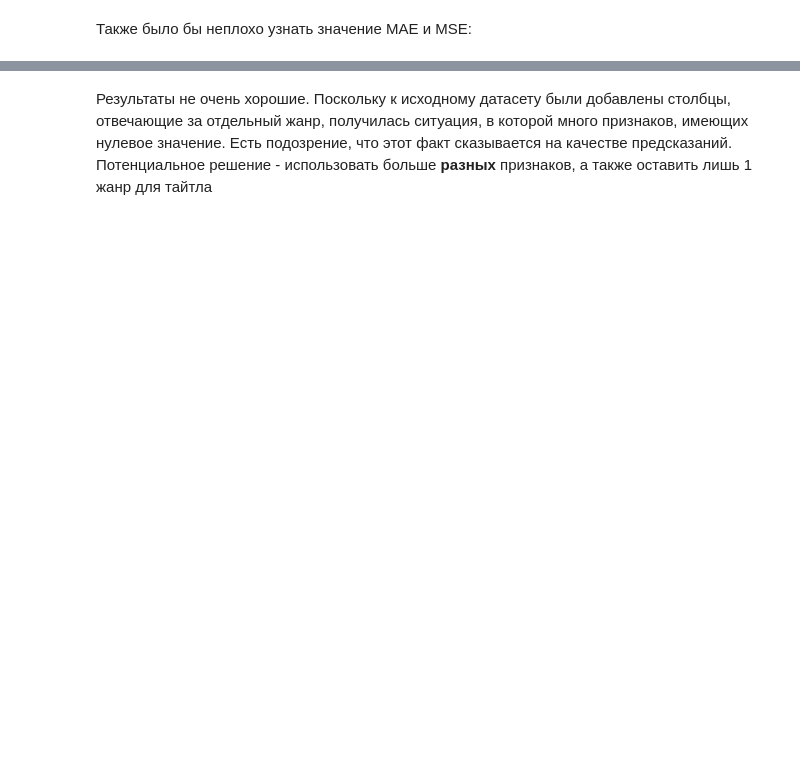
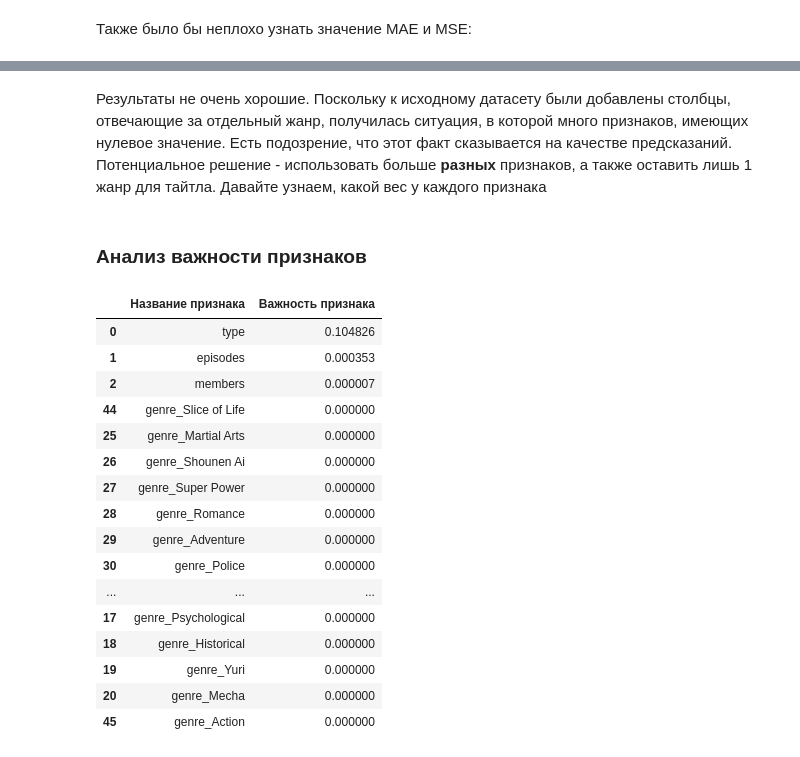
Before and after one commit to sashafromlibertalia/anime-analysis, a Jupyter notebook: anime-analysis.ipynb, the cells around one changed output, grey strips where cells are left out. Saved outputs shown, nothing was run; the diff lists cells and outputs as text; code cells hidden in the pictures; blank space fills up the shorter version.

```diff
--- a/anime-analysis.ipynb
+++ b/anime-analysis.ipynb
@@ -205,2 +202,29 @@ MAE: 0.6317048452650668
 # %% [markdown]
-Результаты не очень хорошие. Поскольку к исходному датасету были добавлены столбцы, отвечающие за отдельный жанр, получилась ситуация, в которой много признаков, имеющих нулевое значение. Есть подозрение, что этот факт сказывается на качестве предсказаний. Потенциальное решение - использовать больше **разных** признаков, а также оставить лишь 1 жанр для тайтла
+Результаты не очень хорошие. Поскольку к исходному датасету были добавлены столбцы, отвечающие за отдельный жанр, получилась ситуация, в которой много признаков, имеющих нулевое значение. Есть подозрение, что этот факт сказывается на качестве предсказаний. Потенциальное решение - использовать больше **разных** признаков, а также оставить лишь 1 жанр для тайтла. Давайте узнаем, какой вес у каждого признака
+# %% [markdown]
+### Анализ важности признаков
+# %%
+linear_weights = abs(model.coef_)
+
+feature_importance = pd.DataFrame(columns = ['Название признака', 'Важность признака'])
+feature_importance['Название признака'] = X_test.columns
+feature_importance['Важность признака'] = linear_weights
+feature_importance.sort_values(by='Важность признака', ascending=False)
+# %% [output]
+|  | Название признака | Важность признака |
+| 0 | type | 0.104826 |
+| 1 | episodes | 0.000353 |
+| 2 | members | 0.000007 |
+| 44 | genre_Slice of Life | 0.000000 |
+| 25 | genre_Martial Arts | 0.000000 |
+| 26 | genre_Shounen Ai | 0.000000 |
+| 27 | genre_Super Power | 0.000000 |
+| 28 | genre_Romance | 0.000000 |
+| 29 | genre_Adventure | 0.000000 |
+| 30 | genre_Police | 0.000000 |
+| ... | ... | ... |
+| 17 | genre_Psychological | 0.000000 |
+| 18 | genre_Historical | 0.000000 |
+| 19 | genre_Yuri | 0.000000 |
+| 20 | genre_Mecha | 0.000000 |
+| 45 | genre_Action | 0.000000 |
```
Also changed, not shown: parts of 11 cells of this notebook.
